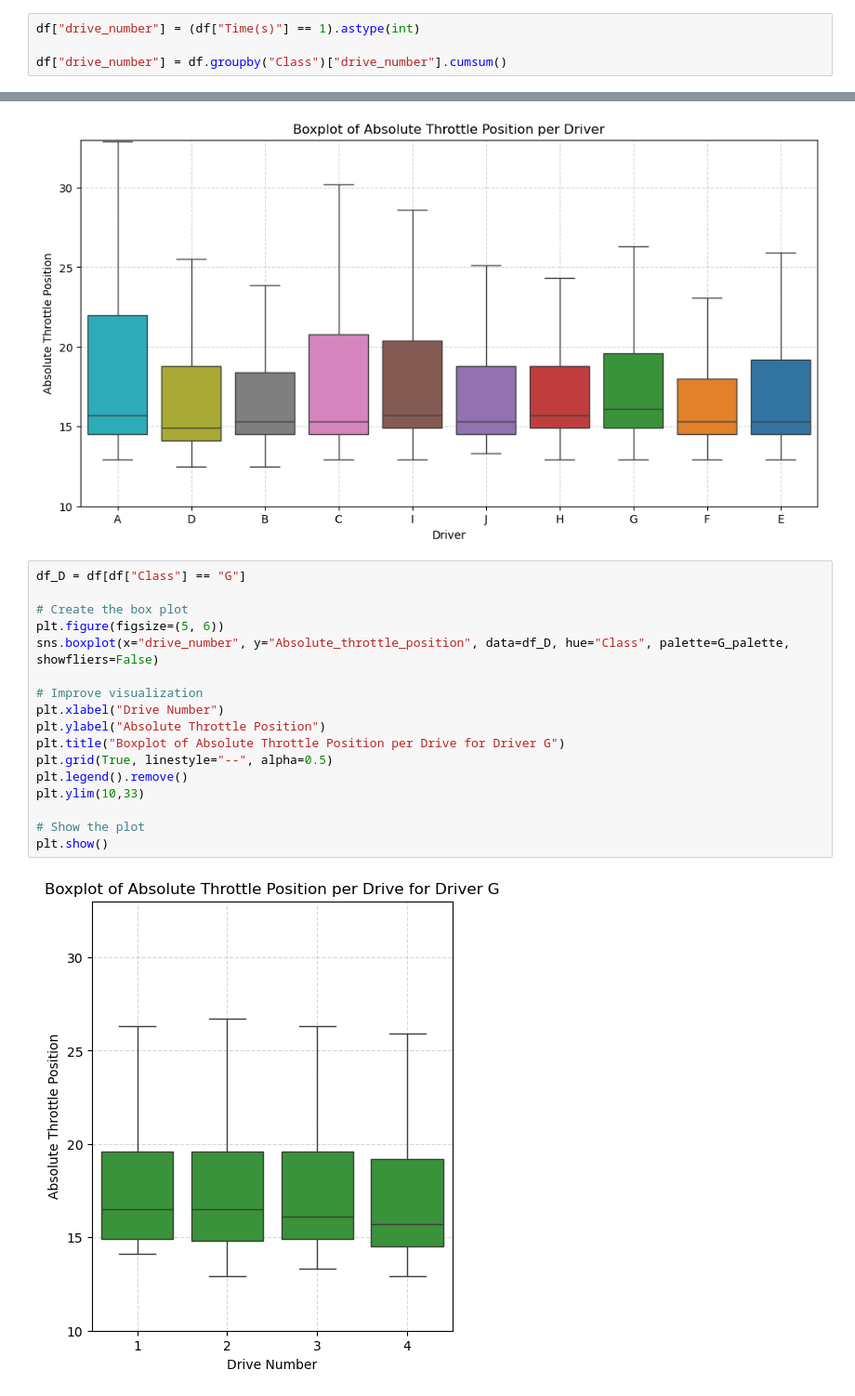
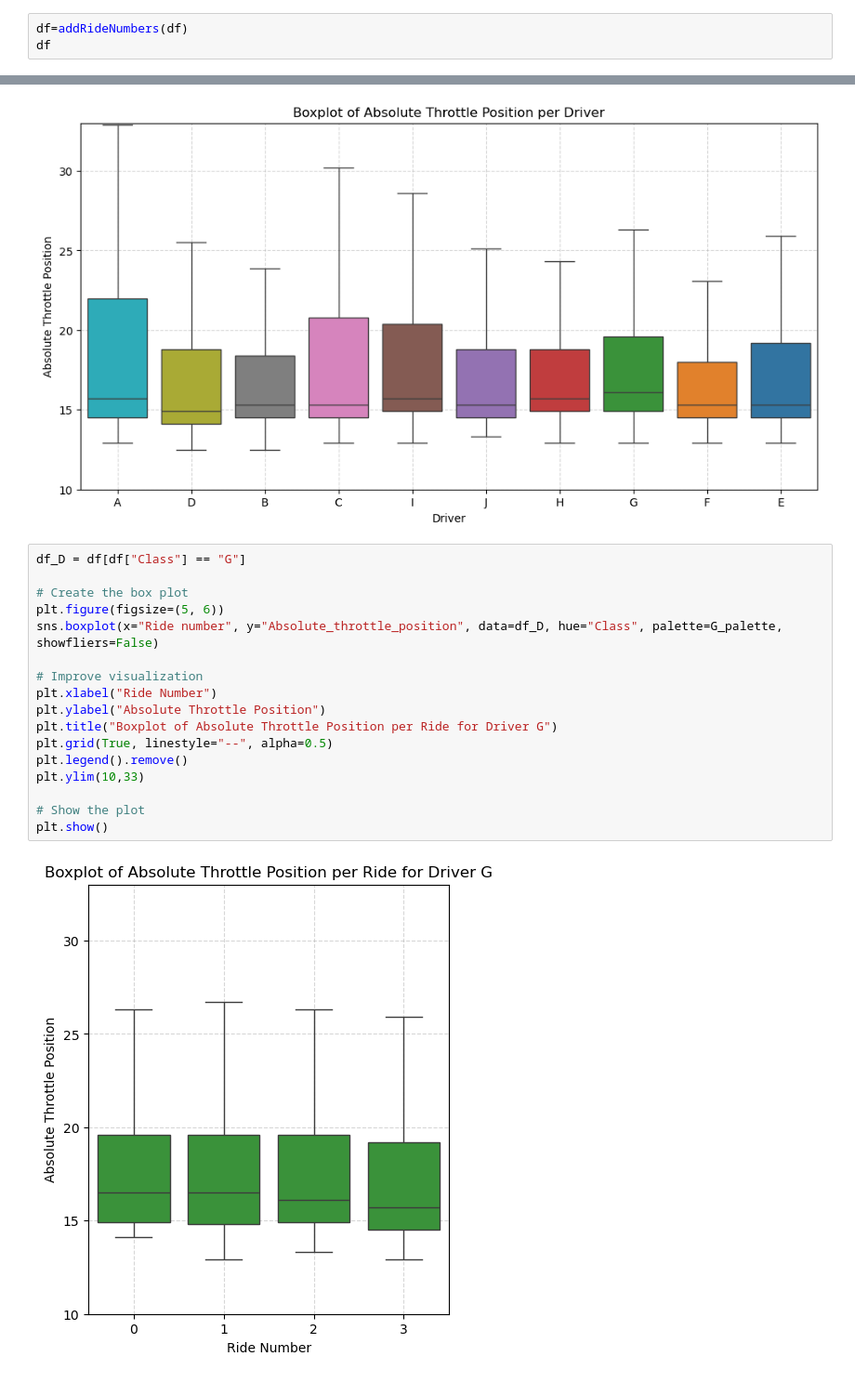
Before and after one commit to VerkuijlKim/DriverPrediction, a Jupyter notebook: Some_Plots_For_Report.ipynb, the cells around one changed output, grey strips where cells are left out. Shown at 93% size. Drawn from its saved outputs; the diff is of its cells as text.

```diff
--- a/Some_Plots_For_Report.ipynb
+++ b/Some_Plots_For_Report.ipynb
@@ -51,6 +36,5 @@ plt.show()
 # %% [output]
 [figure]
 # %%
-df["drive_number"] = (df["Time(s)"] == 1).astype(int)
-
-df["drive_number"] = df.groupby("Class")["drive_number"].cumsum()
+df=addRideNumbers(df)
+df
@@ -89,19 +87,19 @@ plt.show()
 # %%
 df_D = df[df["Class"] == "G"]
 
 # Create the box plot
 plt.figure(figsize=(5, 6))
-sns.boxplot(x="drive_number", y="Absolute_throttle_position", data=df_D, hue="Class", palette=G_palette, showfliers=False)
+sns.boxplot(x="Ride number", y="Absolute_throttle_position", data=df_D, hue="Class", palette=G_palette, showfliers=False)
 
 # Improve visualization
-plt.xlabel("Drive Number")
+plt.xlabel("Ride Number")
 plt.ylabel("Absolute Throttle Position")
-plt.title("Boxplot of Absolute Throttle Position per Drive for Driver G")
+plt.title("Boxplot of Absolute Throttle Position per Ride for Driver G")
 plt.grid(True, linestyle="--", alpha=0.5)
 plt.legend().remove()
 plt.ylim(10,33)
 
 # Show the plot
 plt.show()
 # %% [output]
-[figure, old version]
+[figure, new version]
```
Also changed, not shown: parts of 4 cells of this notebook, 1 other file.
